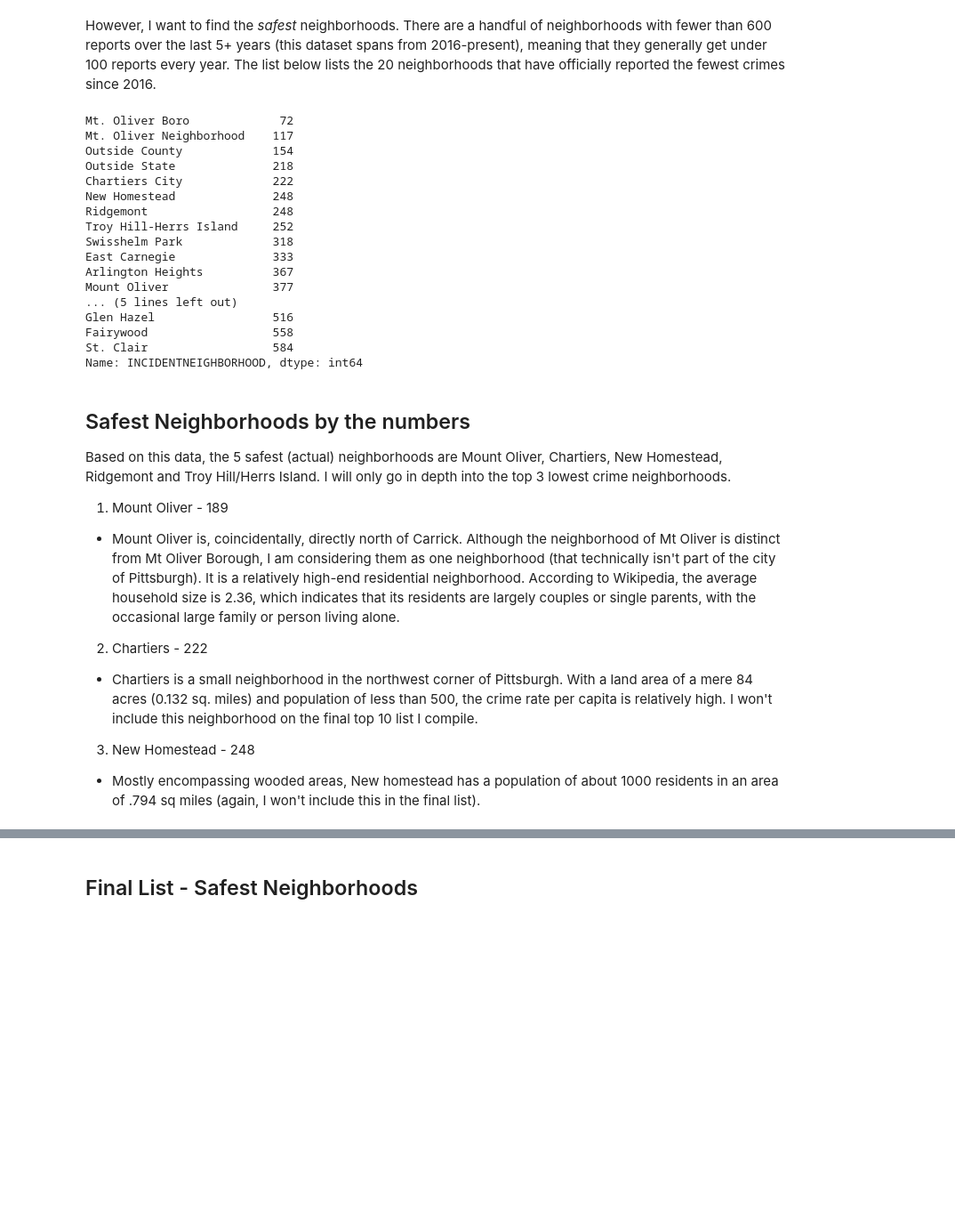
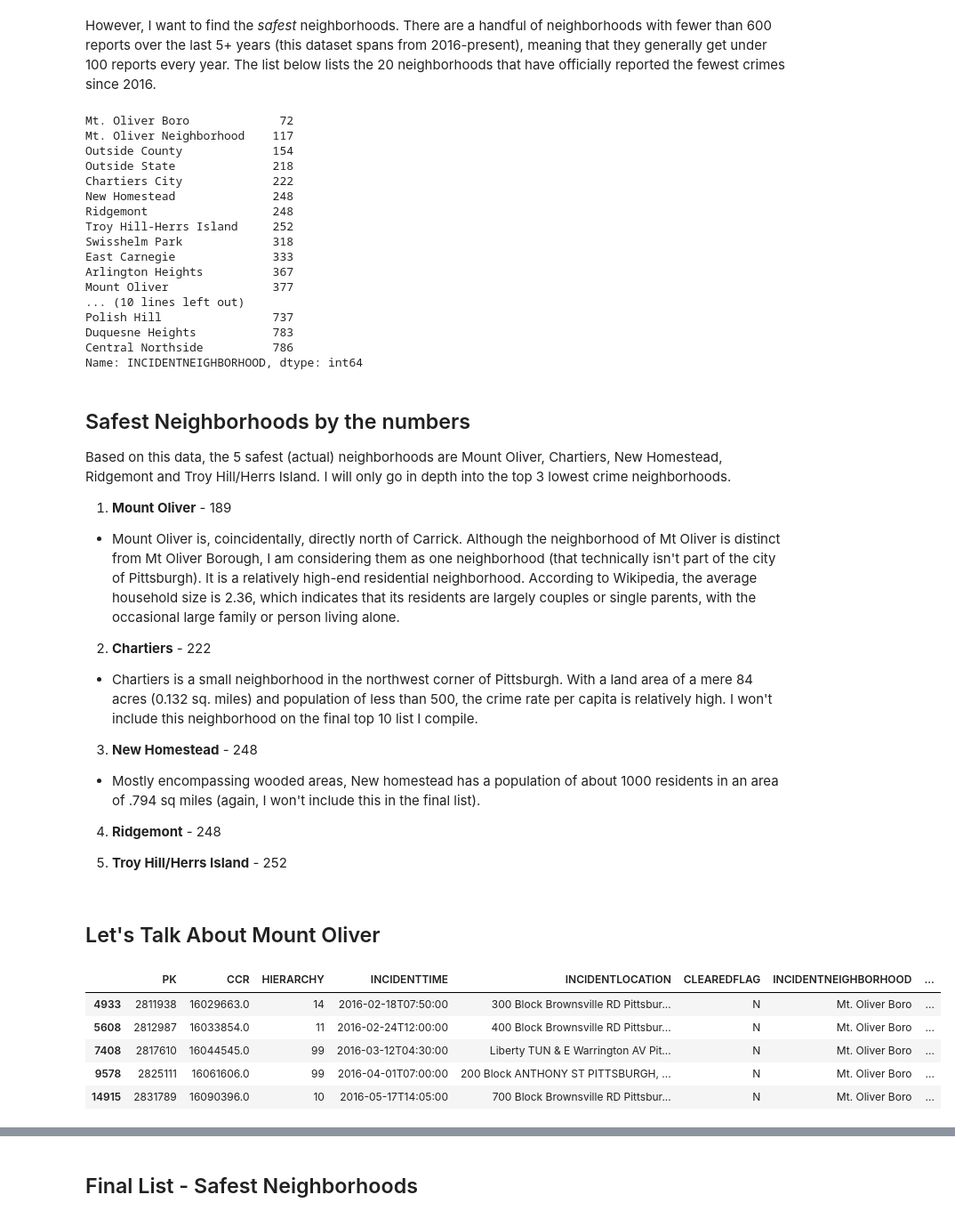
Before and after one commit to odl5/Final-Project-data, a Jupyter notebook: ctf16-data.ipynb, the cells around one changed output, grey strips where cells are left out. Shown: that part at 89% size. Cells and saved outputs as stored; diff of their text form; code cells hidden in the pictures; blank space fills up the shorter version.

```diff
--- a/ctf16-data.ipynb
+++ b/ctf16-data.ipynb
@@ -65,7 +89,7 @@ Based on this data, the 3 neighborhoods with the most UCR (Uniform Crime Reporti
 However, I want to find the *safest* neighborhoods. There are a handful of neighborhoods with fewer than 600 reports over the last 5+ years (this dataset spans from 2016-present), meaning that they generally get under 100 reports every year. The list below lists the 20 neighborhoods that have officially reported the fewest crimes since 2016.
 # %%
 reverse_sorted_data = data['INCIDENTNEIGHBORHOOD'].value_counts().iloc[::-1]
-reverse_sorted_data.head(20)
+reverse_sorted_data.head(25)
 # %% [output]
 Mt. Oliver Boro             72
 Mt. Oliver Neighborhood    117
@@ -79,20 +103,36 @@ Swisshelm Park             318
 East Carnegie              333
 Arlington Heights          367
 Mount Oliver               377
-... (5 lines left out)
-Glen Hazel                 516
-Fairywood                  558
-St. Clair                  584
+... (10 lines left out)
+Polish Hill                737
+Duquesne Heights           783
+Central Northside          786
 Name: INCIDENTNEIGHBORHOOD, dtype: int64
 # %% [markdown]
 ## Safest Neighborhoods by the numbers ##
 Based on this data, the 5 safest (actual) neighborhoods are Mount Oliver, Chartiers, New Homestead, Ridgemont and Troy Hill/Herrs Island. I will only go in depth into the top 3 lowest crime neighborhoods.
 
-1. Mount Oliver - 189
+1. **Mount Oliver** - 189
 * Mount Oliver is, coincidentally, directly north of Carrick. Although the neighborhood of Mt Oliver is  distinct from Mt Oliver Borough, I am considering them as one neighborhood (that technically isn't part of the city of Pittsburgh). It is a relatively high-end residential neighborhood. According to Wikipedia, the average household size is 2.36, which indicates that its residents are largely couples or single parents, with the occasional large family or person living alone.
 
-2. Chartiers - 222
+2. **Chartiers** - 222
 * Chartiers is a small neighborhood in the northwest corner of Pittsburgh. With a land area of a mere 84 acres (0.132 sq. miles) and population of less than 500, the crime rate per capita is relatively high. I won't include this neighborhood on the final top 10 list I compile.
 
-3. New Homestead - 248
+3. **New Homestead** - 248
 * Mostly encompassing wooded areas, New homestead has a population of about 1000 residents in an area of .794 sq miles (again, I won't include this in the final list).
+
+4. **Ridgemont** - 248
+
+5. **Troy Hill/Herrs Island** - 252
+# %% [markdown]
+## Let's Talk About Mount Oliver ##
+# %%
+mtoliver = data.loc[data['INCIDENTNEIGHBORHOOD'] == 'Mt. Oliver Boro']
+mtoliver.head()
+# %% [output]
+|  | PK | CCR | HIERARCHY | INCIDENTTIME | INCIDENTLOCATION | CLEAREDFLAG | INCIDENTNEIGHBORHOOD | ... |
+| 4933 | 2811938 | 16029663.0 | 14 | 2016-02-18T07:50:00 | 300 Block Brownsville RD Pittsbur... | N | Mt. Oliver Boro | ... |
+| 5608 | 2812987 | 16033854.0 | 11 | 2016-02-24T12:00:00 | 400 Block Brownsville RD Pittsbur... | N | Mt. Oliver Boro | ... |
+| 7408 | 2817610 | 16044545.0 | 99 | 2016-03-12T04:30:00 | Liberty TUN & E Warrington AV Pit... | N | Mt. Oliver Boro | ... |
+| 9578 | 2825111 | 16061606.0 | 99 | 2016-04-01T07:00:00 | 200 Block ANTHONY ST PITTSBURGH, ... | N | Mt. Oliver Boro | ... |
+| 14915 | 2831789 | 16090396.0 | 10 | 2016-05-17T14:05:00 | 700 Block Brownsville RD Pittsbur... | N | Mt. Oliver Boro | ... |
```
Also changed, not shown: parts of 9 cells of this notebook, 2 other files.
